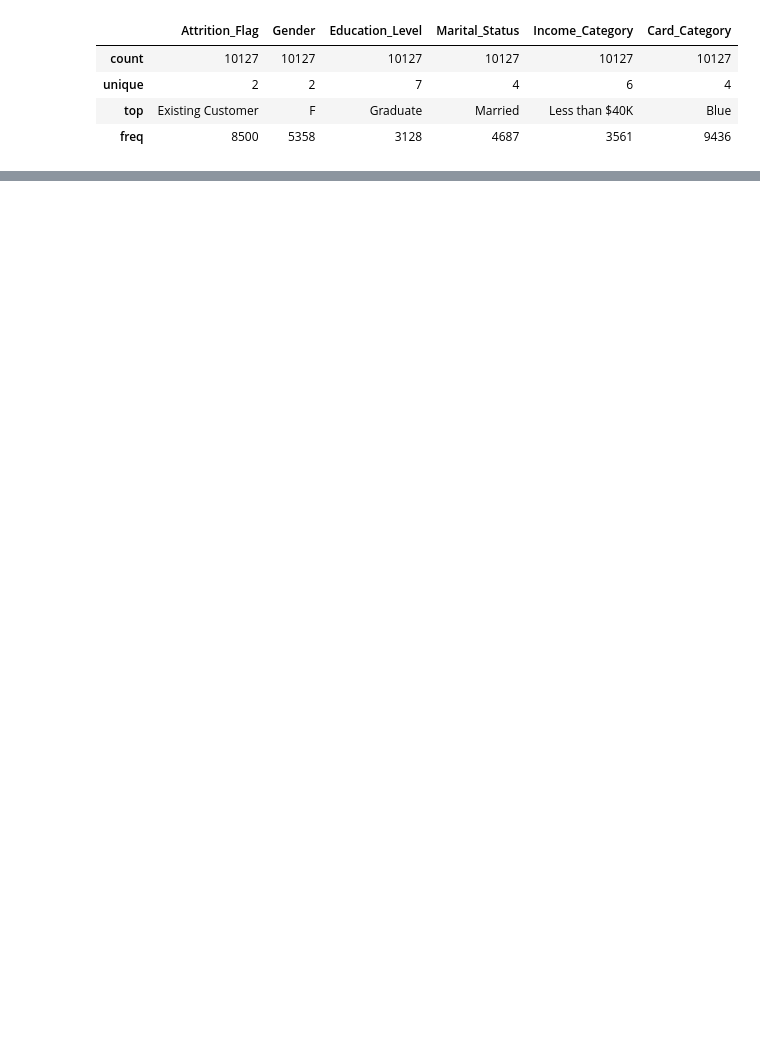
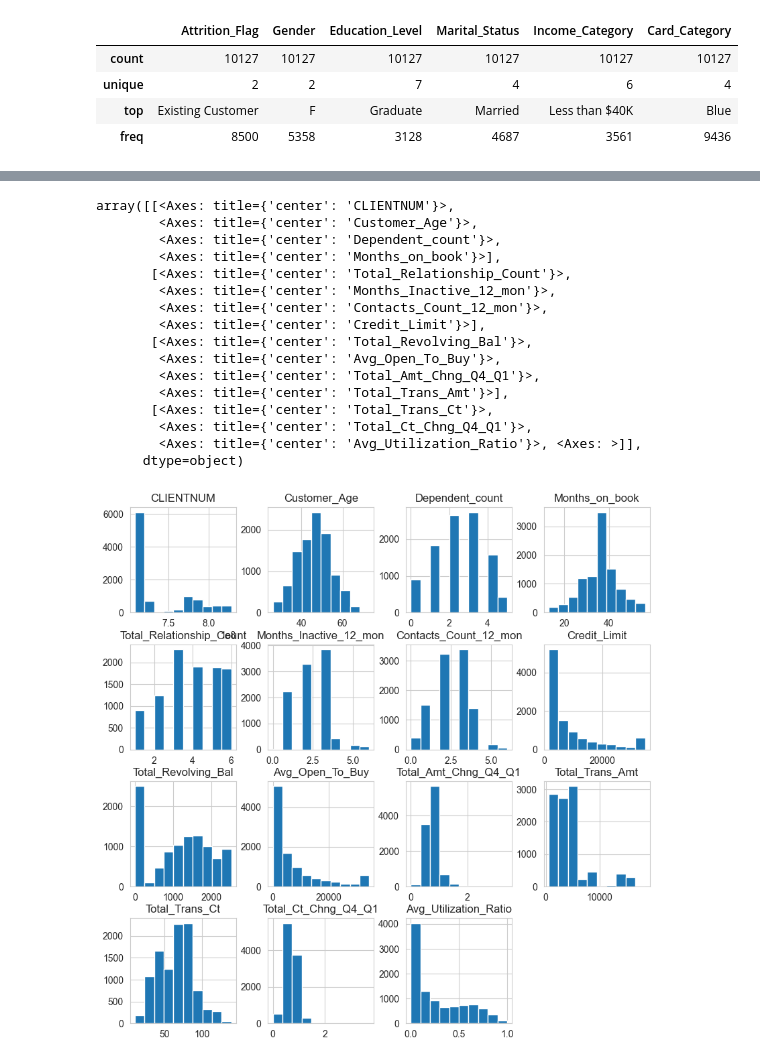
Before and after one commit to kasiadybcio/Credit_card, a Jupyter notebook: eda.ipynb, the cells around one changed output, grey strips where cells are left out. Saved outputs shown, nothing was run; the diff lists cells and outputs as text; code cells hidden in the pictures; blank space fills up the shorter version.

```diff
--- a/eda.ipynb
+++ b/eda.ipynb
@@ -94,0 +106,20 @@ g.map(plt.hist, 'Customer_Age', bins=20)
+# %%
+data.hist(figsize=(10,10))
+# %% [output]
+array([[<Axes: title={'center': 'CLIENTNUM'}>,
+        <Axes: title={'center': 'Customer_Age'}>,
+        <Axes: title={'center': 'Dependent_count'}>,
+        <Axes: title={'center': 'Months_on_book'}>],
+       [<Axes: title={'center': 'Total_Relationship_Count'}>,
+        <Axes: title={'center': 'Months_Inactive_12_mon'}>,
+        <Axes: title={'center': 'Contacts_Count_12_mon'}>,
+        <Axes: title={'center': 'Credit_Limit'}>],
+       [<Axes: title={'center': 'Total_Revolving_Bal'}>,
+        <Axes: title={'center': 'Avg_Open_To_Buy'}>,
+        <Axes: title={'center': 'Total_Amt_Chng_Q4_Q1'}>,
+        <Axes: title={'center': 'Total_Trans_Amt'}>],
+       [<Axes: title={'center': 'Total_Trans_Ct'}>,
+        <Axes: title={'center': 'Total_Ct_Chng_Q4_Q1'}>,
+        <Axes: title={'center': 'Avg_Utilization_Ratio'}>, <Axes: >]],
+      dtype=object)
+[figure, added]
```
Also changed, not shown: parts of 4 cells of this notebook.
